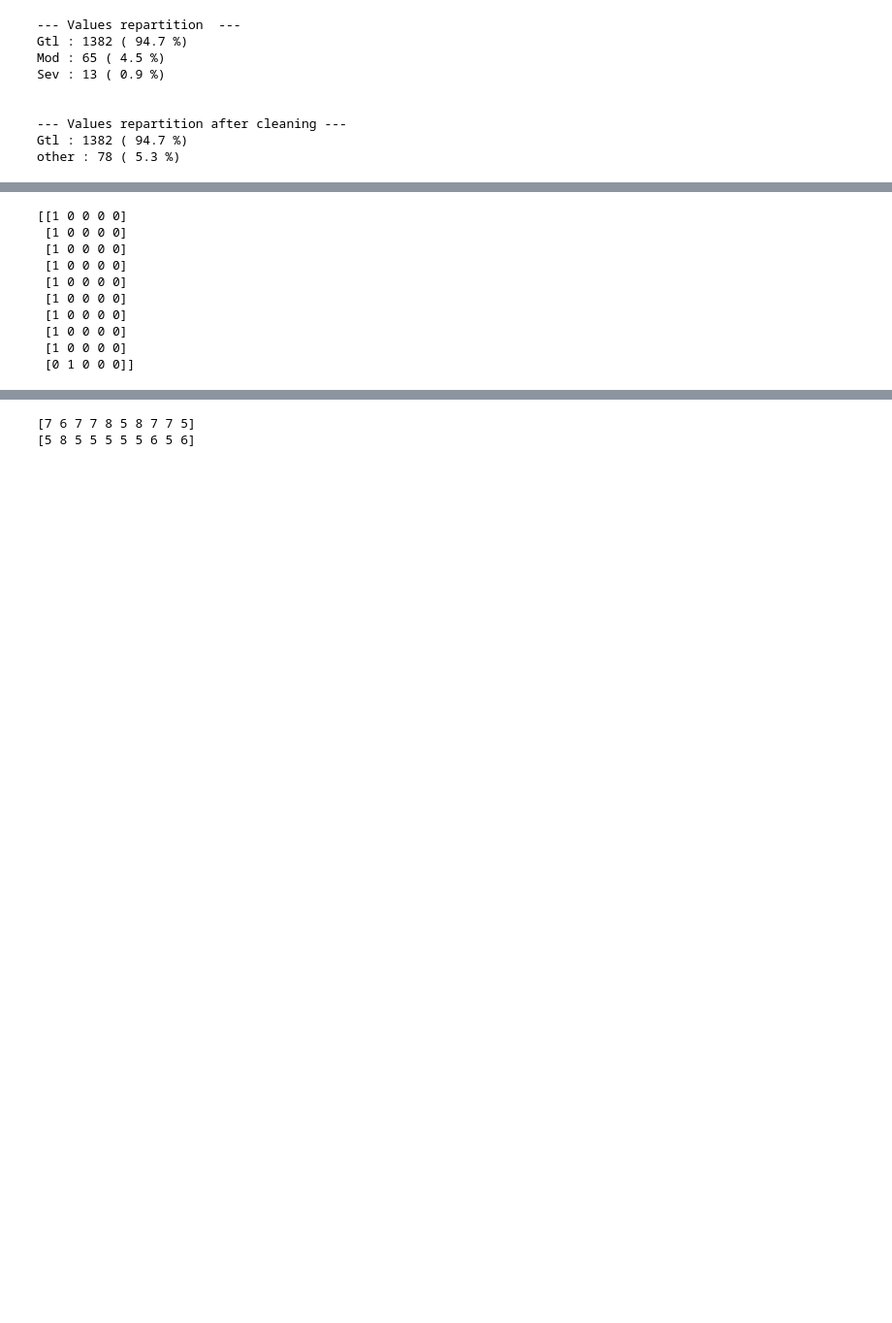
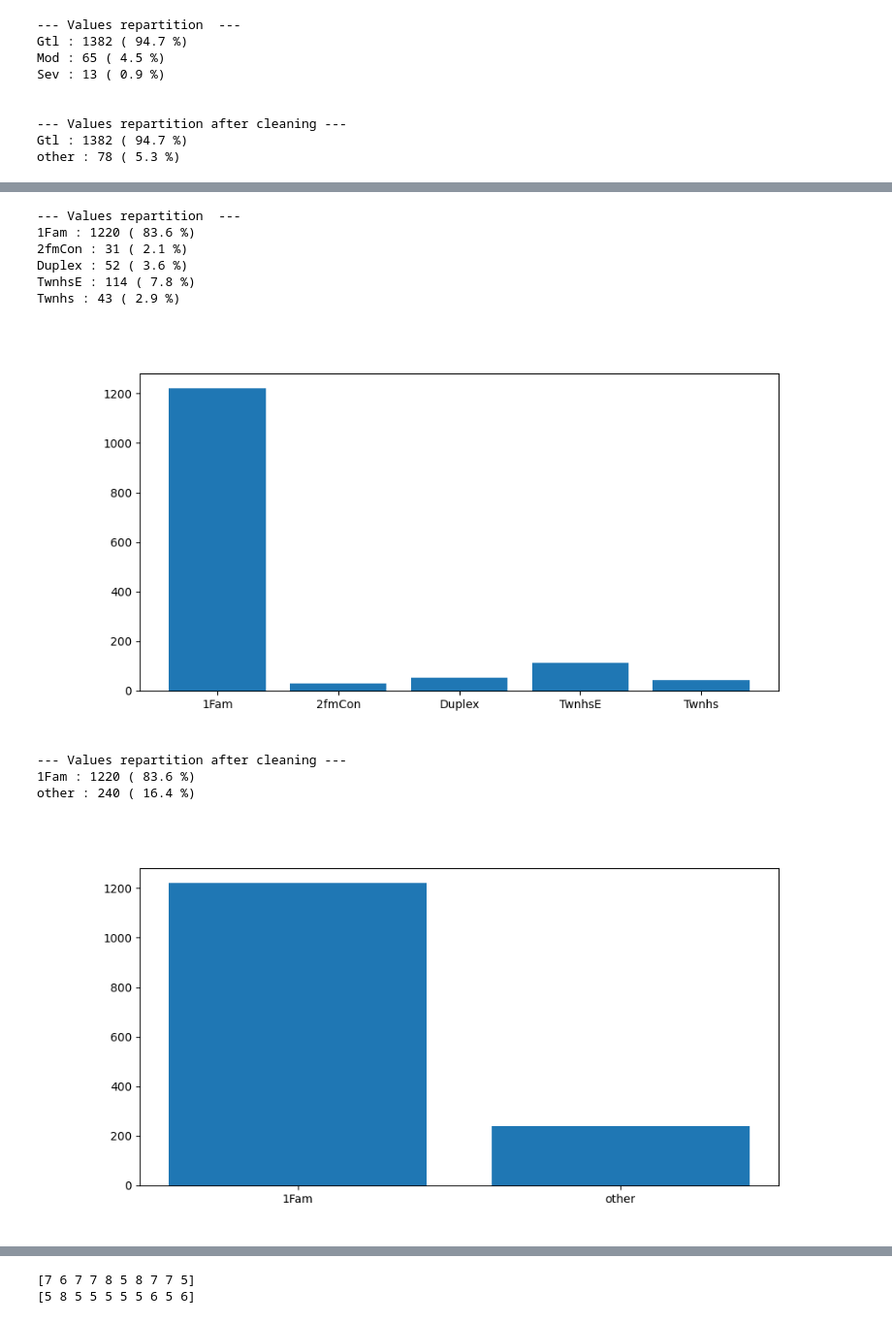
Before and after one commit to MaximeD34/house_price, a Jupyter notebook: data_processing.ipynb, the cells around one changed output, grey strips where cells are left out. Shown: that part at 97% size. Drawn from its saved outputs; the diff is of its cells as text; code cells hidden in the pictures; blank space fills up the shorter version.

```diff
--- a/data_processing.ipynb
+++ b/data_processing.ipynb
@@ -396,17 +442,29 @@ print('\n', oneHotEncodedCondition[:10]) #can have multiple active conditions
 # %%
 #BldgType
-BldgType = data[:,15]
+BldgType = data[:,15].copy()
 uniqueBldgType = np.array(["1Fam", "2fmCon", "Duplex", "TwnhsE", "Twnhs"])
+
+printRepartion(BldgType, uniqueBldgType)
+plotRepartition(BldgType, uniqueBldgType)
+
+#we only keep 1Fam and others are grouped in "other"
+BldgType[BldgType != "1Fam"] = "other"
+uniqueBldgType = np.array(["1Fam", "other"])
+
+printRepartion(BldgType, uniqueBldgType, "after cleaning")
+plotRepartition(BldgType, uniqueBldgType)
+
 oneHotEncodedBldgType = oneHotEncode(BldgType, uniqueBldgType)
 print(oneHotEncodedBldgType[:10])
 # %% [output]
-[[1 0 0 0 0]
- [1 0 0 0 0]
- [1 0 0 0 0]
- [1 0 0 0 0]
- [1 0 0 0 0]
- [1 0 0 0 0]
- [1 0 0 0 0]
- [1 0 0 0 0]
- [1 0 0 0 0]
- [0 1 0 0 0]]
+--- Values repartition  ---
+1Fam : 1220 ( 83.6 %)
+2fmCon : 31 ( 2.1 %)
+Duplex : 52 ( 3.6 %)
+TwnhsE : 114 ( 7.8 %)
+Twnhs : 43 ( 2.9 %)
+[figure, added]
+--- Values repartition after cleaning ---
+1Fam : 1220 ( 83.6 %)
+other : 240 ( 16.4 %)
+[figure, added]
```
Also changed, not shown: parts of 20 cells of this notebook.
